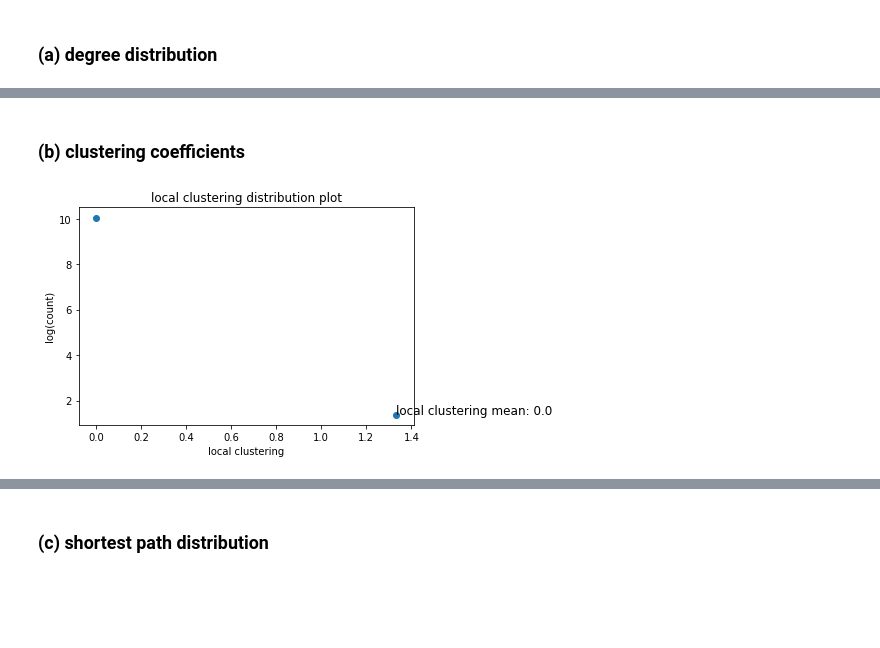
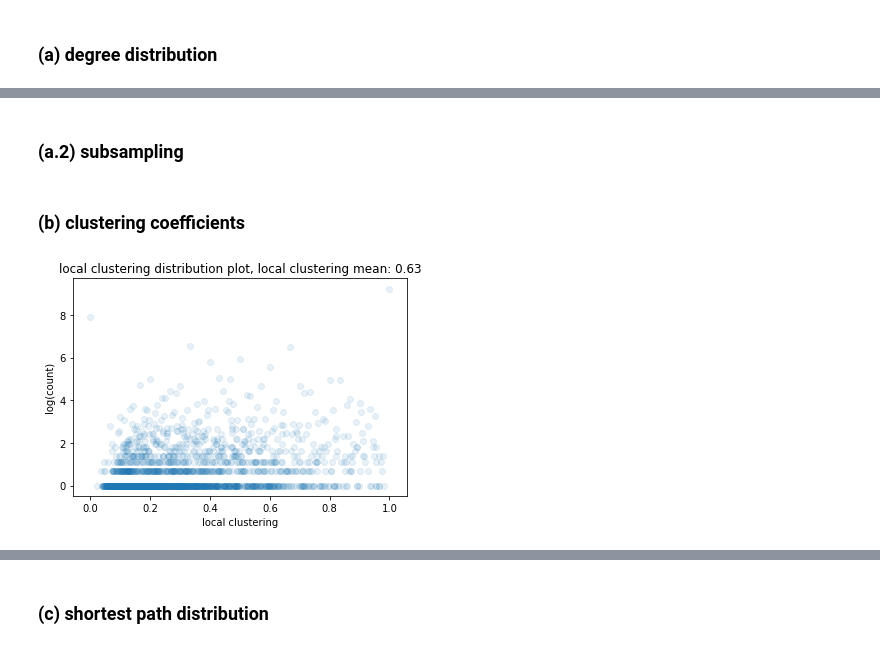
Before and after one commit to JunhaoWang/netsci, a Jupyter notebook: hw1.ipynb, the cells around one changed output, grey strips where cells are left out. Saved outputs shown, nothing was run; the diff lists cells and outputs as text; code cells hidden in the pictures; blank space fills up the shorter version.

```diff
--- a/hw1.ipynb
+++ b/hw1.ipynb
@@ -20,3 +31,7 @@ S = S.tocsr()
+# %%
+S = load_npz('datasets/collaboration_in.npz')
+# %%
+num_node = S.shape[0]
 # %% [markdown]
 # p1
 # %% [markdown]
@@ -62,29 +75,36 @@ Text(0.5, 1.0, 'degree distribution plot')
+# %% [markdown]
+### (a.2) subsampling
+# %%
+rand_idx = np.random.choice(np.array(list(range(num_node))), size = 5000, replace = False)
+
+
+S = S[rand_idx,:][:, rand_idx]
+
+num_node = 5000
+degrees = degrees[rand_idx]
 # %% [markdown]
 ### (b) clustering coefficients
 # %%
 # %%time
 
 S_3 = S.dot(S).dot(S)
 
 clusterings = np.nan_to_num(S_3.diagonal() / (degrees * (degrees - 1)))
 
 clustering_mean = np.mean(clusterings)
 
 clustering_counts = np.array([[cl, np.log(c)] \
     for (cl, c) in  Counter(clusterings).items()])
 
-
-
-
 x, y = clustering_counts[:,0].reshape(-1,1), \
     clustering_counts[:,1].reshape(-1,1)
 
-plt.scatter(x, y)
-plt.text(x[0], y[0]  , 'local clustering mean: {}'.format(round(clustering_mean,2)),
-         fontsize=12)
+plt.scatter(x, y, alpha=0.1)
+# plt.text(x[0], y[0]  , 'local clustering mean: {}'.format(str(round(clustering_mean,2))),
+#          fontsize=12)
 plt.xlabel('local clustering')
 plt.ylabel('log(count)')
-plt.title('local clustering distribution plot')
+plt.title('local clustering distribution plot, local clustering mean: {}'.format(str(round(clustering_mean,2))))
 plt.show()
 # %% [output]
-[figure, old version]
+[figure, new version]
```
Also changed, not shown: parts of 17 cells of this notebook.
